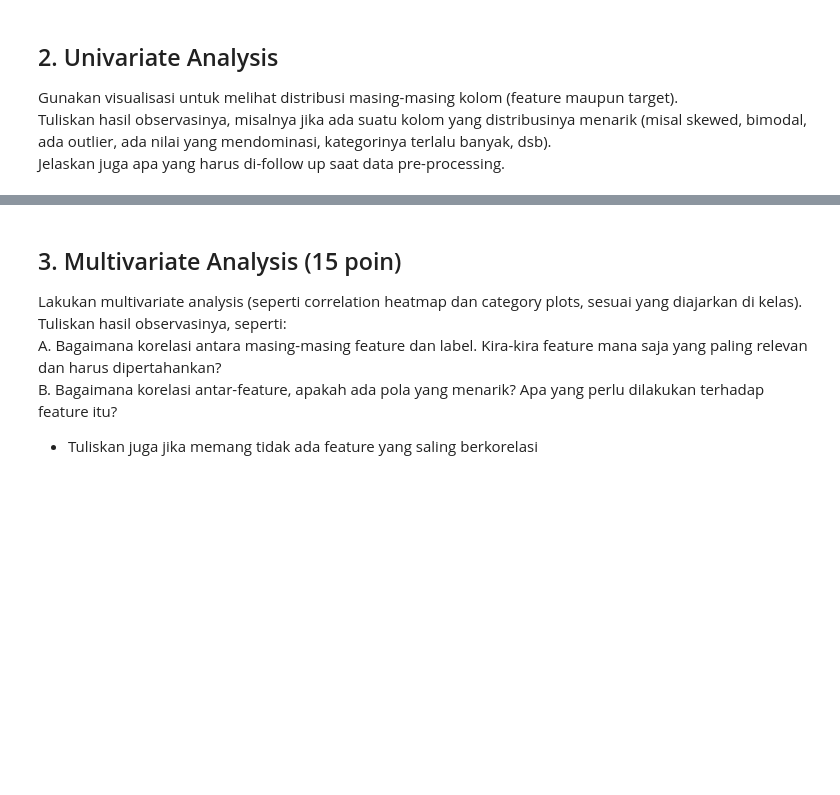
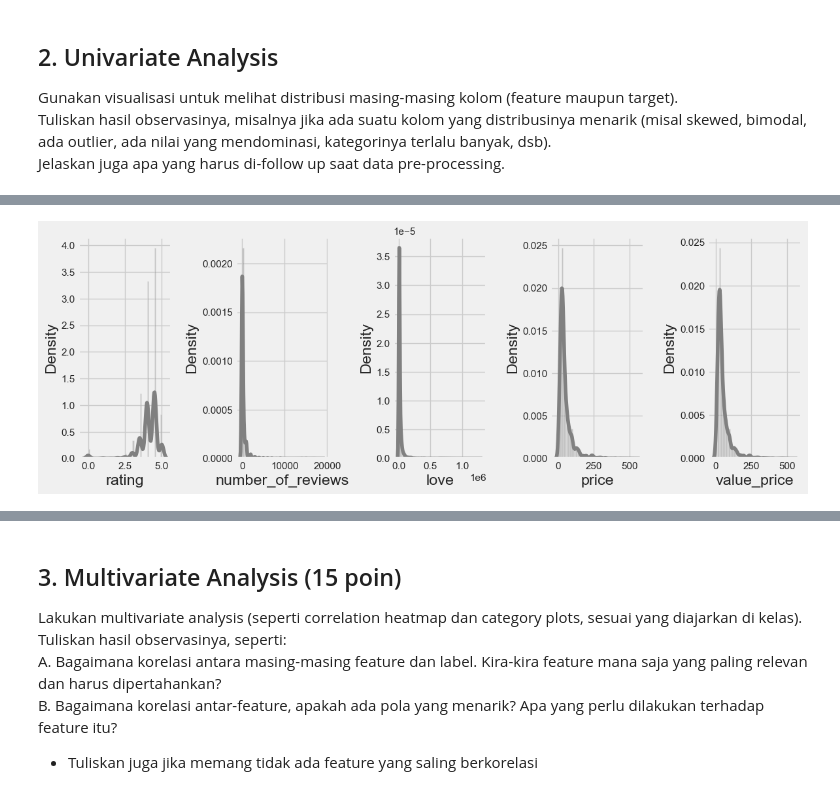
Before and after one commit to agirahmawandi/hw_ml_prep, a Jupyter notebook: Homework_ML_Preparation.ipynb, the cells around one changed output, grey strips where cells are left out. Saved outputs shown, nothing was run; the diff lists cells and outputs as text; code cells hidden in the pictures; blank space fills up the shorter version.

```diff
--- a/Homework_ML_Preparation.ipynb
+++ b/Homework_ML_Preparation.ipynb
@@ -136,6 +164,12 @@ TypeError: 'bool' object is not iterable
 # %%
-for i in range(0,len(numbs)):
-    plt.subplot(1,len(numbs),i+1)
-    sns.boxplot(y=df[numbs[i]],color='gray',orient='v')
-    plt.tight_layout()
+plt.figure(figsize=(12, 8))
+for i in range(0, len(numbs)):
+    plt.subplot(2, len(numbs), i+1)
+    sns.distplot(df[numbs[i]], color='gray')
+
+
+plt.tight_layout()
+plt.show()
+# %% [output]
+[figure, added]
 # %%
```
Also changed, not shown: parts of 13 cells of this notebook.
